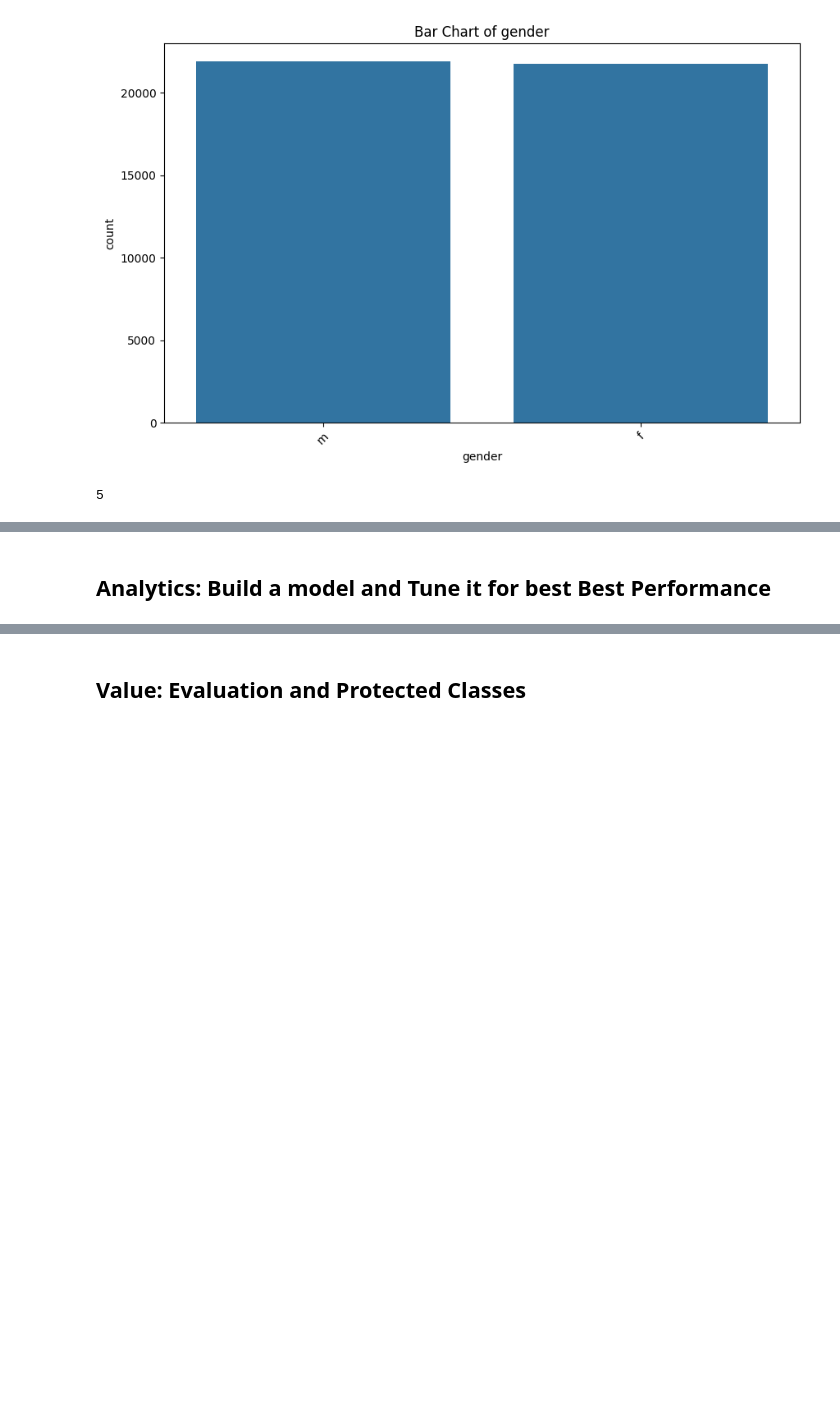
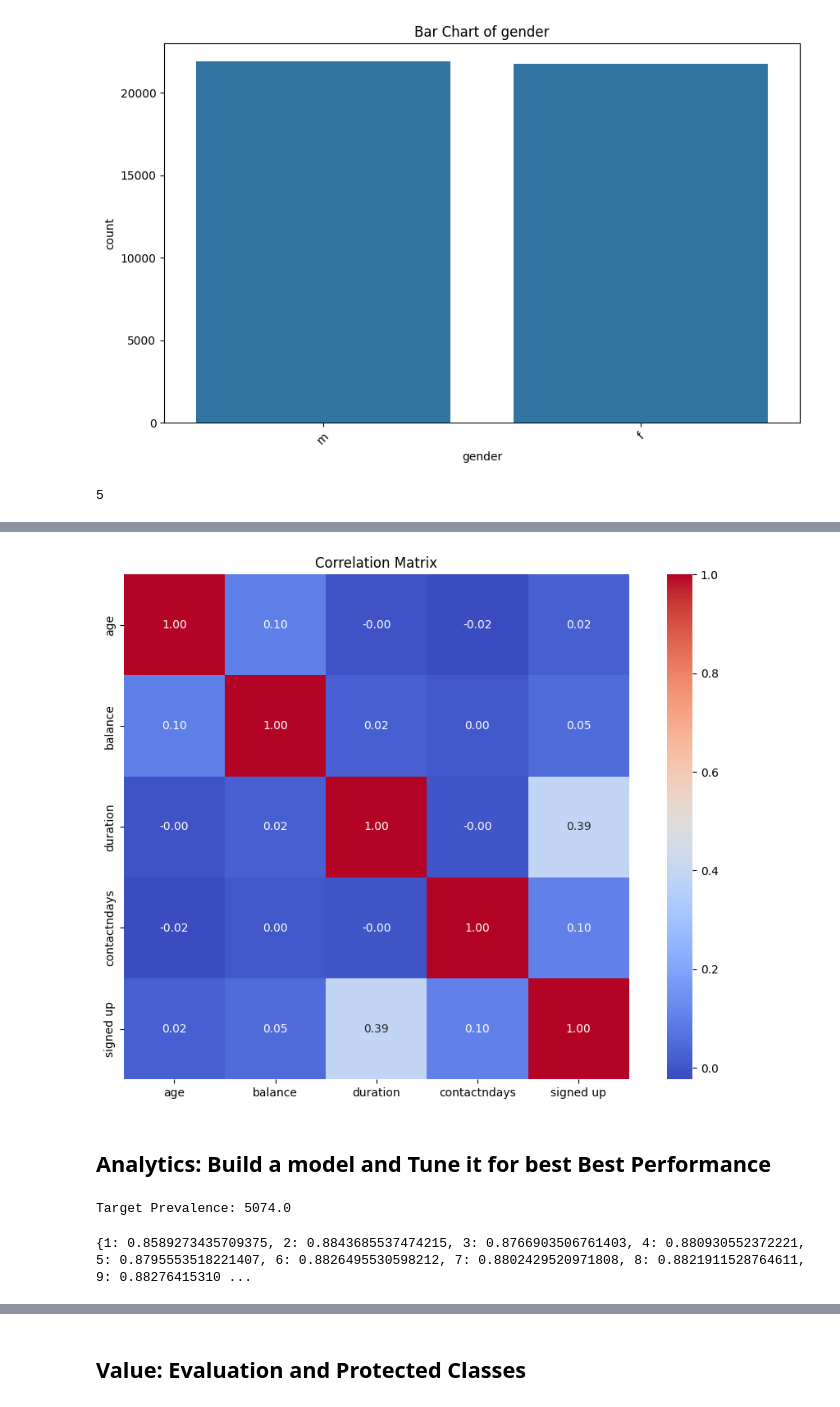
Before and after one commit to LeoParkk/ds1001_final, a Jupyter notebook: ds1001_final/notebooks/Final_Project_Notebook.ipynb, the cells around one changed output, grey strips where cells are left out. Cells and saved outputs as stored; diff of their text form; code cells hidden in the pictures; blank space fills up the shorter version.

```diff
--- a/ds1001_final/notebooks/Final_Project_Notebook.ipynb
+++ b/ds1001_final/notebooks/Final_Project_Notebook.ipynb
@@ -180,17 +202,21 @@ plt.show()
 # %%
 #Correlation matrix, make sure to only include numeric variables
-num_values = "xx".select_dtypes(include=['number'])
+num_values = dataa.select_dtypes(include=['number'])
 correlation_matrix = num_values.corr()
 plt.figure(figsize=(12, 8))
 sns.heatmap(correlation_matrix, annot=True, fmt='.2f', cmap='coolwarm', square=True)
 plt.title('Correlation Matrix')
 plt.show()
+# %% [output]
+[figure, added]
 # %% [markdown]
 ## Analytics: Build a model and Tune it for best Best Performance
 # %%
 # What is the ‘target’ of a model and what is the prevalence of the target in your dataset? Remember prevalence
 # is the proportion of records that take on the value of interest for the target variable, usually the positive class.
-target_prevalence = "xx"['TargetVariable'].sum()  # Replace 'TargetVariable' with your target column name
+target_prevalence = dataa['signed up'].sum()  # Replace 'TargetVariable' with your target column name
 print(f'Target Prevalence: {target_prevalence}')
+# %% [output]
+Target Prevalence: 5074.0
 # %%
 # Divide the dataset into features and target
@@ -204,11 +230,15 @@ X_train, X_test, y_train, y_test = train_test_split(features, target, test_size=
 accuracy_results = {}
 
 # Replace x with your desired range values, explain what is happening in this loop
-for k in range(x, x):
+for k in range(1, 11):
     knn_model = KNeighborsClassifier(n_neighbors=k)
     knn_model.fit(X_train, y_train)
     accuracy = knn_model.score(X_test, y_test)
     accuracy_results[k] = accuracy
+
+print(accuracy_results)
+# %% [output]
+{1: 0.8589273435709375, 2: 0.8843685537474215, 3: 0.8766903506761403, 4: 0.880930552372221, 5: 0.8795553518221407, 6: 0.8826495530598212, 7: 0.8802429520971808, 8: 0.8821911528764611, 9: 0.88276415310 ...
 # %%
 #graph of accuracy vs k values
 plt.figure(figsize=(10, 6))
```
Also changed, not shown: parts of 16 cells of this notebook.
